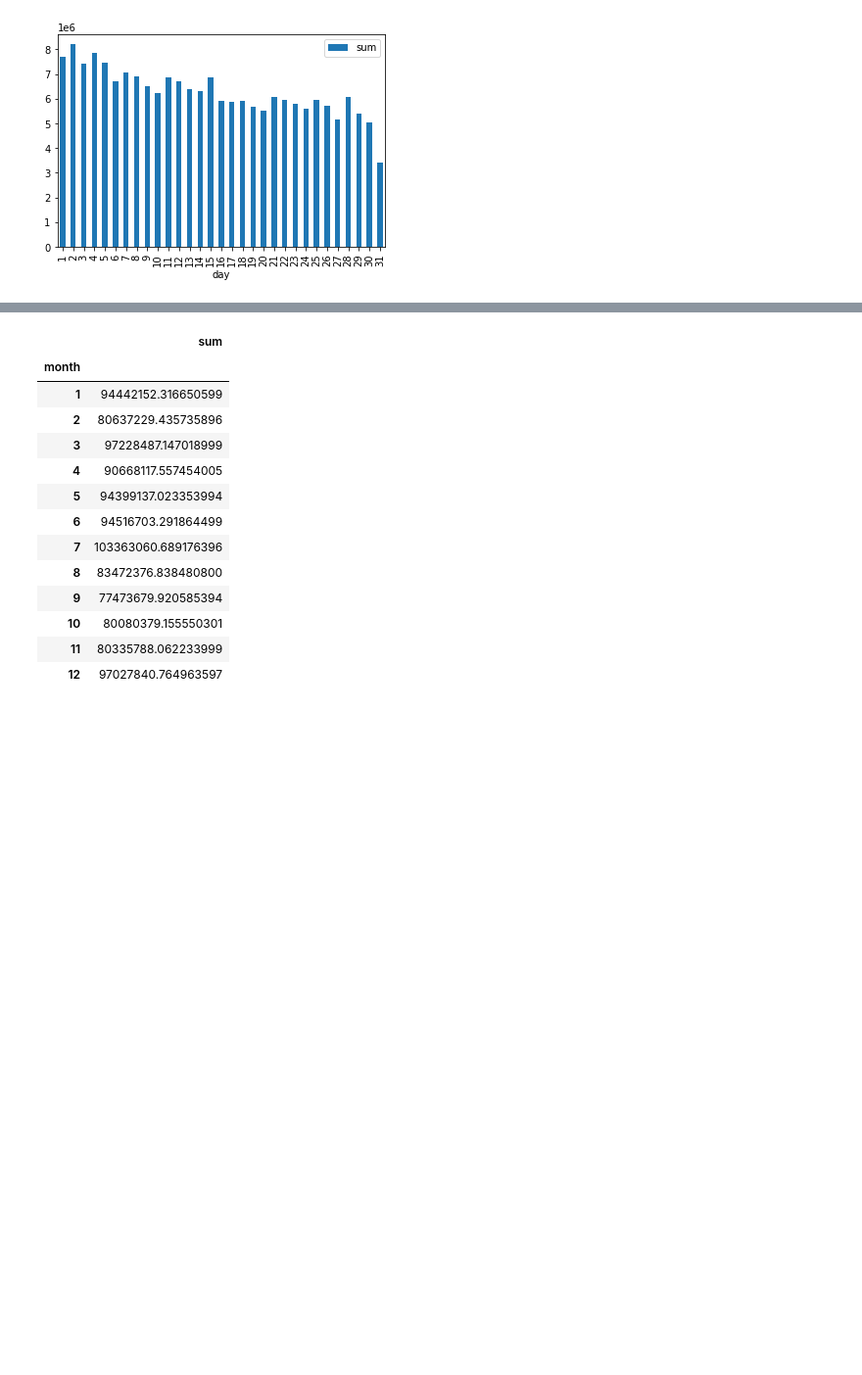
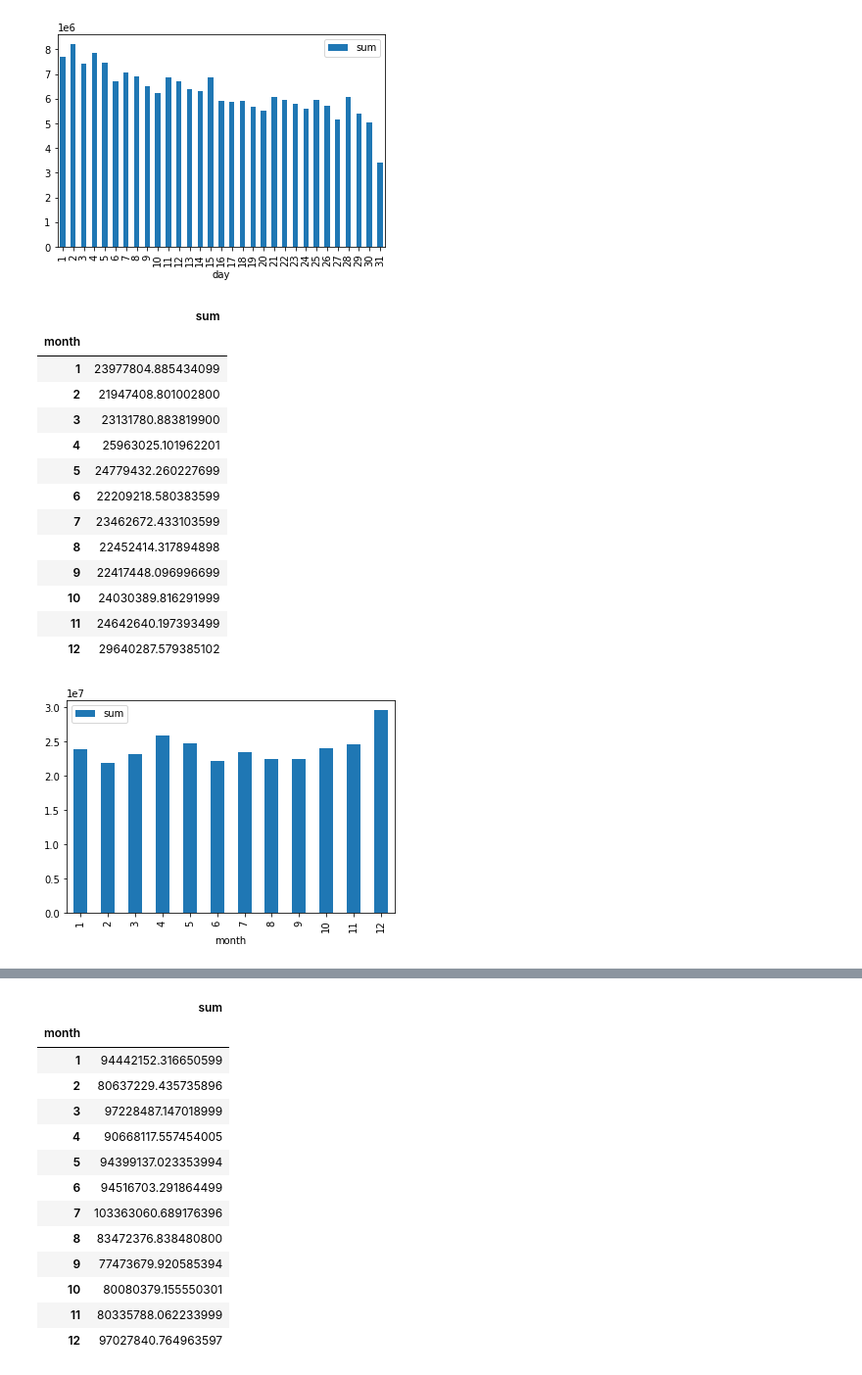
Before and after one commit to analyst-sisey/Time-Series-Forecasting, a Jupyter notebook: hypothesis.ipynb, the cells around one changed output, grey strips where cells are left out. Shown at 98% size. Cells and saved outputs as stored; diff of their text form; code cells hidden in the pictures; blank space fills up the shorter version.

```diff
--- a/hypothesis.ipynb
+++ b/hypothesis.ipynb
@@ -336,6 +406,29 @@ total_sal.plot.bar()
 # %% [output]
 <AxesSubplot:xlabel='day'>
 [figure]
+# %%
+total_sal = sales_2016.groupby(['month'])['sales'].agg(["sum"])
+#total_sales = df_train.groupby(['year'])['sales'].sum()
+#total_sales = df_train.groupby(['year'].as_index=False)['sales'].sum()
+#total_sales1 = total_sales.sort_index()
+total_sal.plot.bar()
+total_sal
+# %% [output]
+|  | sum |
+| month |  |
+| 1 | 23977804.885434099 |
+| 2 | 21947408.801002800 |
+| 3 | 23131780.883819900 |
+| 4 | 25963025.101962201 |
+| 5 | 24779432.260227699 |
+| 6 | 22209218.580383599 |
+| 7 | 23462672.433103599 |
+| 8 | 22452414.317894898 |
+| 9 | 22417448.096996699 |
+| 10 | 24030389.816291999 |
+| 11 | 24642640.197393499 |
+| 12 | 29640287.579385102 |
+[figure, added]
 # %%
 total_sal = sales_2017.groupby(['month'])['sales'].agg(["sum"])
 #total_sales = df_train.groupby(['year'])['sales'].sum()
```
Also changed, not shown: parts of 116 cells of this notebook.
